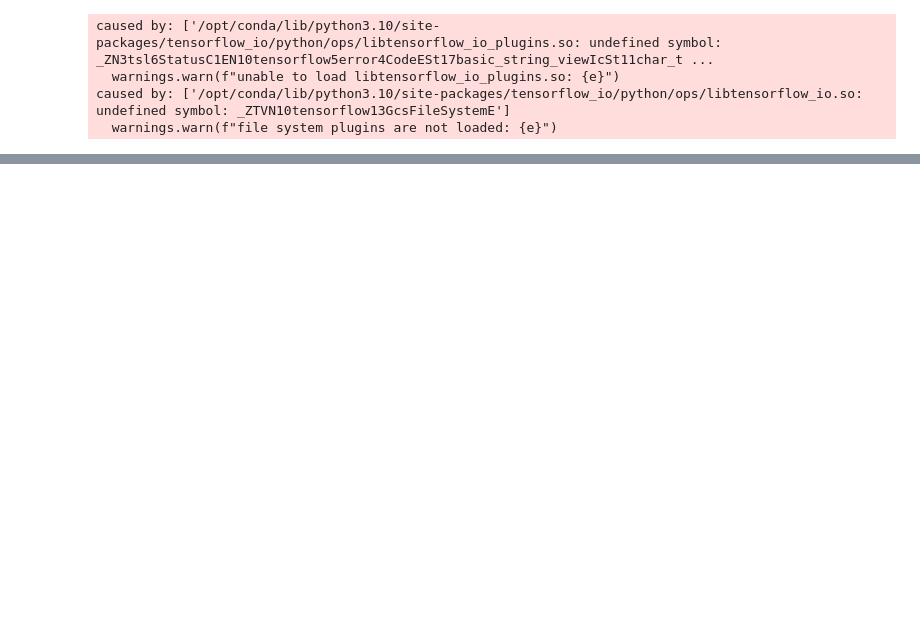
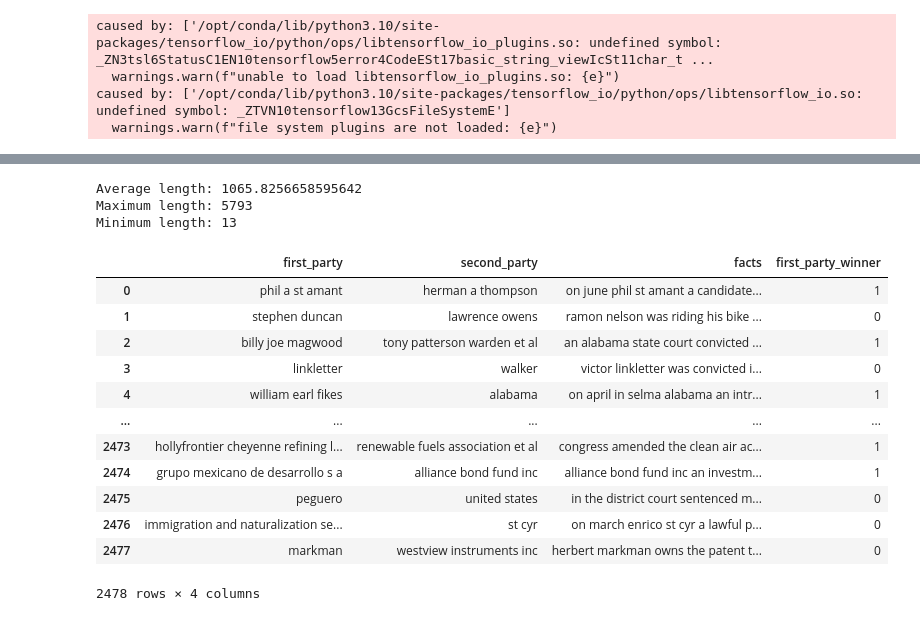
Before and after one commit to cozy-hn/Monthly_Dacon_court_Judgment_Prediction, a Jupyter notebook: court-judgment-prediction.ipynb, the cells around one changed output, grey strips where cells are left out. Saved outputs shown, nothing was run; the diff lists cells and outputs as text; code cells hidden in the pictures; blank space fills up the shorter version.

```diff
--- a/court-judgment-prediction.ipynb
+++ b/court-judgment-prediction.ipynb
@@ -54,0 +94,11 @@ test = pd.read_csv(path+'test.csv')
+# %%
+from summarizer import Summarizer
+
+# BERT 모델 로드
+model = Summarizer()
+
+# `fact` 컬럼의 각 행을 요약 (train 데이터)
+train['facts'] = train['facts'].apply(lambda x: ''.join(model(x, min_length=400)) if model(x, min_length=400) != '' else x)
+
+# `fact` 컬럼의 각 행을 요약 (test 데이터)
+test['facts'] = test['facts'].apply(lambda x: ''.join(model(x, min_length=400)) if model(x, min_length=400) != '' else x)
@@ -55,4 +121,60 @@ test = pd.read_csv(path+'test.csv')
+# %%
+import re
+from nltk.tokenize import word_tokenize
+
+# 텍스트 정제 함수
+def clean_text(text):
+    text = re.sub('[^a-zA-Z]', ' ', text)  # 특수 문자 제거
+    text = text.lower()  # 모두 소문자로 변환
+    text = text.strip()  # 불필요한 공백 제거
+    return text
+
+# 토큰화 함수
+def tokenize_text(text):
+    return word_tokenize(text)
+
+# 정제 및 토큰화를 적용할 컬럼
+columns_to_clean_and_tokenize = ['first_party', 'second_party', 'facts']
+
+# 'train' 및 'test' 데이터셋의 각 컬럼에 함수 적용
+for column in columns_to_clean_and_tokenize:
+#     train[column] = train[column].apply(clean_text).apply(tokenize_text)
+#     test[column] = test[column].apply(clean_text).apply(tokenize_text)
+    train[column] = train[column].apply(clean_text)
+    test[column] = test[column].apply(clean_text)
+# %%
+# 'fact' 컬럼의 문자열 길이에 대한 기본 통계를 계산합니다.
+train_fact_lengths = train['facts'].apply(len)
+
+# 'fact' 컬럼의 문자열 길이에 대한 평균, 최대, 최솟값을 계산합니다.
+average_length = train_fact_lengths.mean()
+max_length = train_fact_lengths.max()
+min_length = train_fact_lengths.min()
+
+print(f'Average length: {average_length}')
+print(f'Maximum length: {max_length}')
+print(f'Minimum length: {min_length}')
+# %% [output]
+Average length: 1065.8256658595642
+Maximum length: 5793
+Minimum length: 13
 # %%
 train = train.drop('ID', axis=1)
 test = test.drop('ID', axis=1)
+# %%
+train
+# %% [output]
+|  | first_party | second_party | facts | first_party_winner |
+| 0 | phil a st amant | herman a thompson | on june phil st amant a candidate... | 1 |
+| 1 | stephen duncan | lawrence owens | ramon nelson was riding his bike ... | 0 |
+| 2 | billy joe magwood | tony patterson warden et al | an alabama state court convicted ... | 1 |
+| 3 | linkletter | walker | victor linkletter was convicted i... | 0 |
+| 4 | william earl fikes | alabama | on april in selma alabama an intr... | 1 |
+| ... | ... | ... | ... | ... |
+| 2473 | hollyfrontier cheyenne refining l... | renewable fuels association et al | congress amended the clean air ac... | 1 |
+| 2474 | grupo mexicano de desarrollo s a | alliance bond fund inc | alliance bond fund inc an investm... | 1 |
+| 2475 | peguero | united states | in the district court sentenced m... | 0 |
+| 2476 | immigration and naturalization se... | st cyr | on march enrico st cyr a lawful p... | 0 |
+| 2477 | markman | westview instruments inc | herbert markman owns the patent t... | 0 |
+2478 rows × 4 columns
 # %%
```
Also changed, not shown: parts of 8 cells of this notebook.
